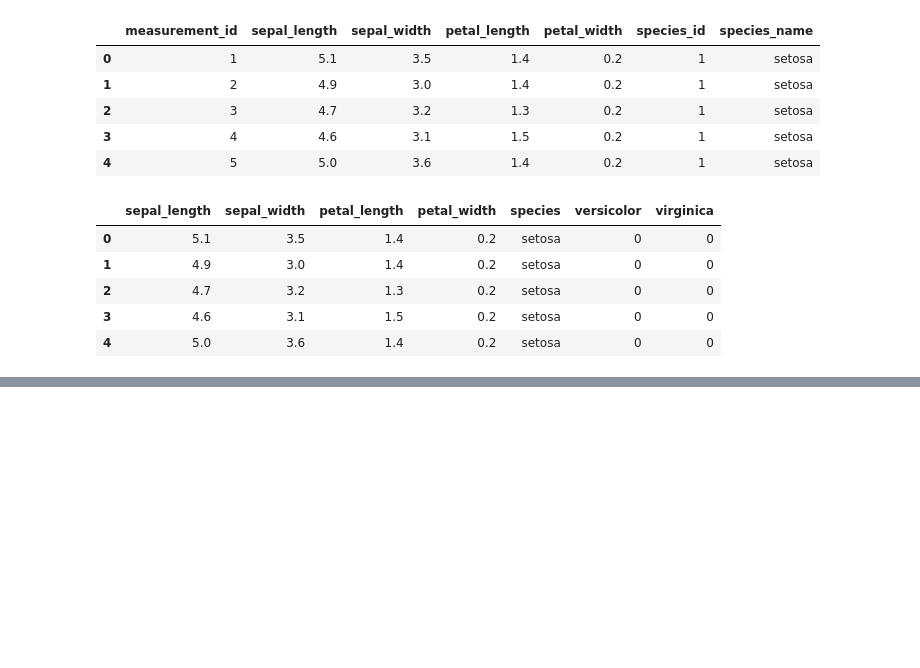
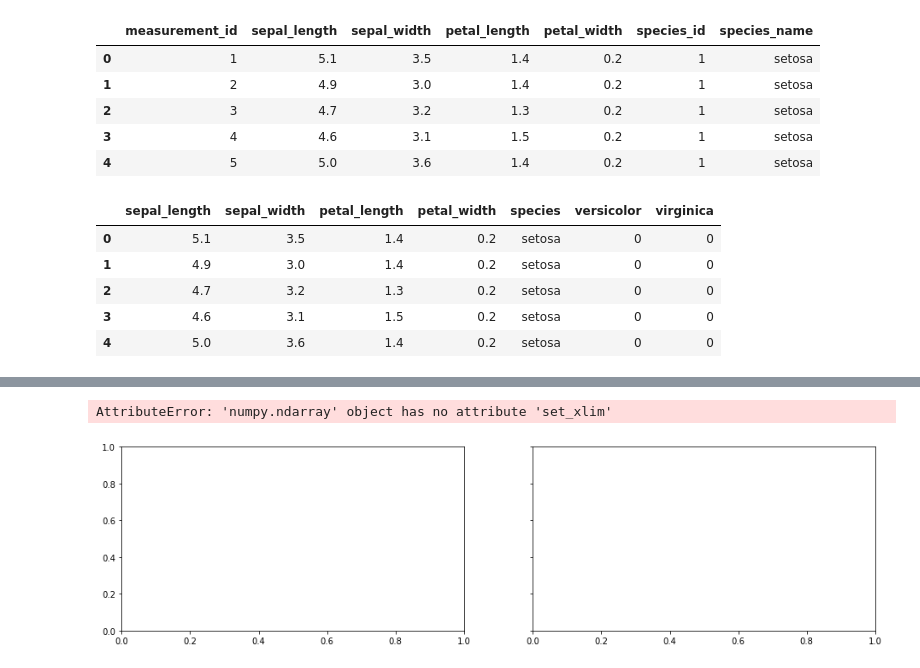
Before and after one commit to johnathon-smith/classification-exercises, a Jupyter notebook: classification_exercises.ipynb, the cells around one changed output, grey strips where cells are left out. Drawn from its saved outputs; the diff is of its cells as text; code cells hidden in the pictures; blank space fills up the shorter version.

```diff
--- a/classification_exercises.ipynb
+++ b/classification_exercises.ipynb
@@ -294,0 +387,6 @@ iris.head()
+# %%
+#The target variable is the species
+explore.explore_multivariate(train, target, cat_vars, quant_vars)
+# %% [output]
+AttributeError: 'numpy.ndarray' object has no attribute 'set_xlim'
+[figure, added]
```
Also changed, not shown: parts of 12 cells of this notebook, 1 other file.
